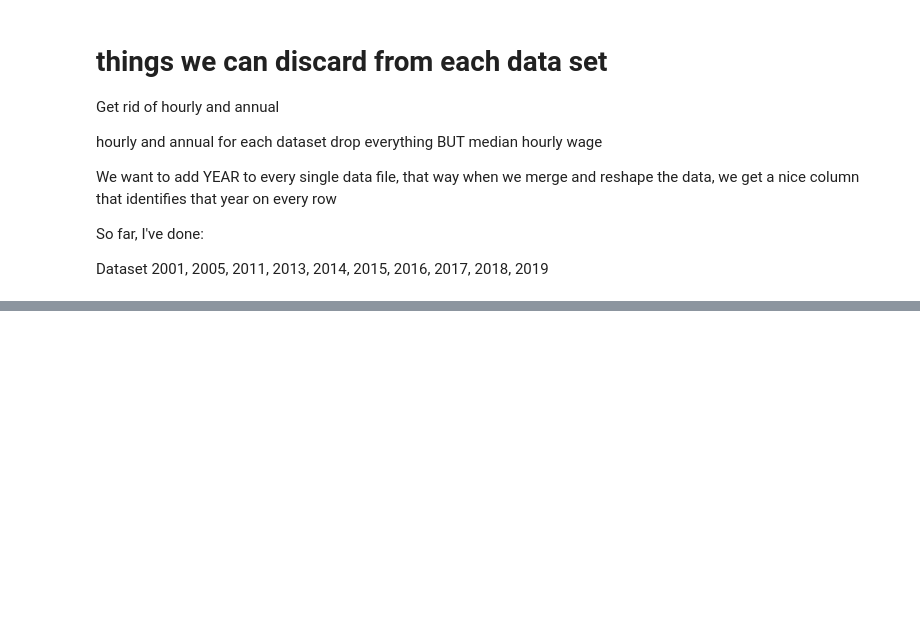
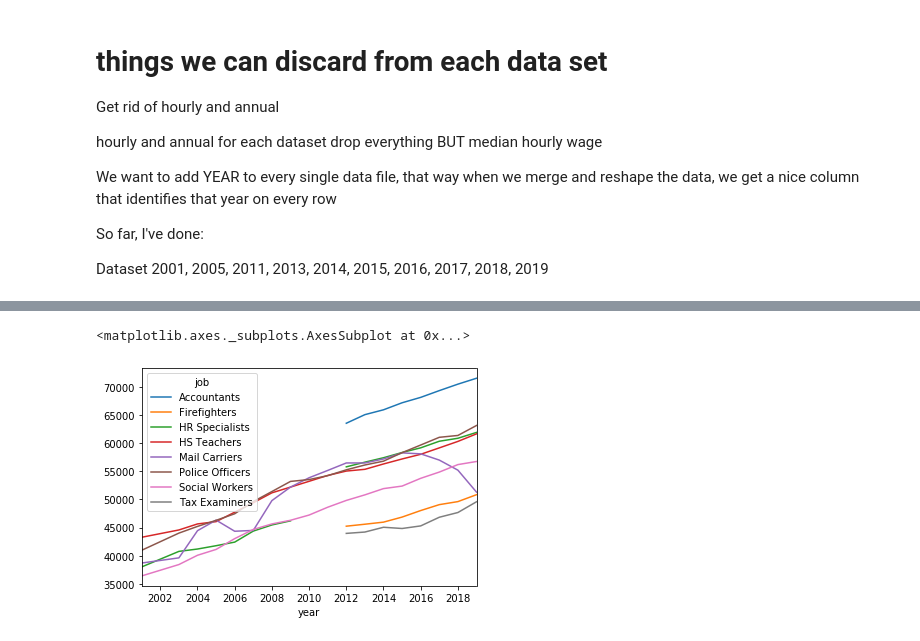
Before and after one commit to danieladea/DS4A-Project, a Jupyter notebook: Teacher Salary Analysis.ipynb, the cells around one changed output, grey strips where cells are left out. Drawn from its saved outputs; the diff is of its cells as text; code cells hidden in the pictures; blank space fills up the shorter version.

```diff
--- a/Teacher Salary Analysis.ipynb
+++ b/Teacher Salary Analysis.ipynb
@@ -515,0 +629,3 @@ Dataset 2001, 2005, 2011, 2013, 2014, 2015, 2016, 2017, 2018, 2019
+# %%
+odfAll = odfAll.drop(columns=['group','o_group','occ_group'])
+odfAll
@@ -515,0 +646,22 @@ Dataset 2001, 2005, 2011, 2013, 2014, 2015, 2016, 2017, 2018, 2019
+# %%
+odfAll[['a_median','a_pct10','a_pct90']] = odfAll[['a_median','a_pct10','a_pct90']].apply(pd.to_numeric,errors='coerce')
+# %%
+odfAll = odfAll.dropna(subset=['a_median','a_pct10','a_pct90'])
+# %%
+myMap ={'13-1071':'HR Specialists',
+        '13-2010':'Accountants',
+        '13-2081':'Tax Examiners',
+        '21-1022':'Social Workers',
+        '33-2010':'Firefighters',
+        '33-3051':'Police Officers',
+        '43-5052':'Mail Carriers',
+        '25-2031':'HS Teachers'}
+
+tempJobs = odfAll['occ_code'].map(myMap)
+odfAll['job'] = tempJobs
+# %%
+medianAnnuals = odfAll.groupby(['year', 'job'])['a_median'].mean()
+medianAnnuals.unstack().plot()
+# %% [output]
+<matplotlib.axes._subplots.AxesSubplot at 0x...>
+[figure, added]
```
Also changed, not shown: parts of 19 cells of this notebook, 2 other files.
